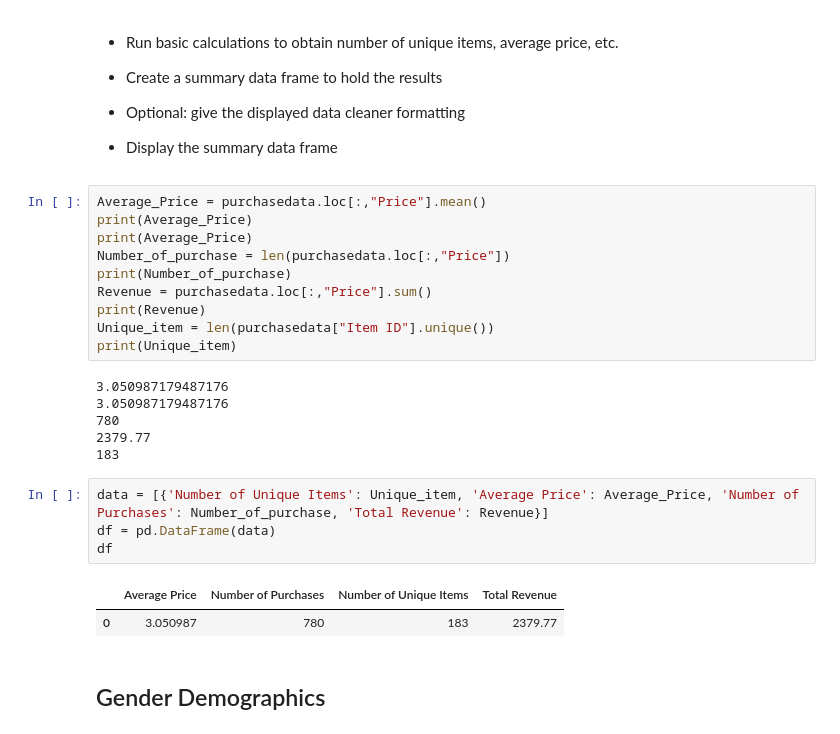
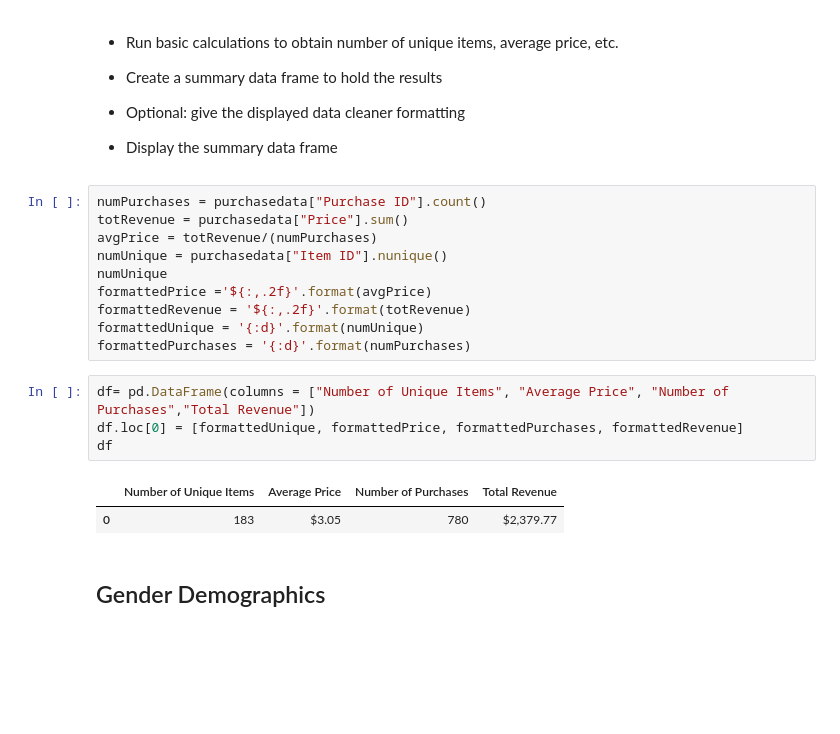
Before and after one commit to chrisram6/Homework_CR, a Jupyter notebook: PandasHW/HeroesOfPymoli_starter.ipynb, the cells around one changed output. Saved outputs shown, nothing was run; the diff lists cells and outputs as text; blank space fills up the shorter version.

```diff
--- a/PandasHW/HeroesOfPymoli_starter.ipynb
+++ b/PandasHW/HeroesOfPymoli_starter.ipynb
@@ -56,29 +63,23 @@ len(purchasedata['SN'].value_counts())
 
 
 * Display the summary data frame
-# %%
-Average_Price = purchasedata.loc[:,"Price"].mean()
-print(Average_Price)
-print(Average_Price)
-Number_of_purchase = len(purchasedata.loc[:,"Price"])
-print(Number_of_purchase)
-Revenue = purchasedata.loc[:,"Price"].sum()
-print(Revenue)
-Unique_item = len(purchasedata["Item ID"].unique())
-print(Unique_item)
-# %% [output]
-3.050987179487176
-3.050987179487176
-780
-2379.77
-183
+# %%
+numPurchases = purchasedata["Purchase ID"].count()
+totRevenue = purchasedata["Price"].sum()
+avgPrice = totRevenue/(numPurchases)
+numUnique = purchasedata["Item ID"].nunique()
+numUnique
+formattedPrice ='${:,.2f}'.format(avgPrice)
+formattedRevenue = '${:,.2f}'.format(totRevenue)
+formattedUnique = '{:d}'.format(numUnique)
+formattedPurchases = '{:d}'.format(numPurchases)
 # %%
-data = [{'Number of Unique Items': Unique_item, 'Average Price': Average_Price, 'Number of Purchases': Number_of_purchase, 'Total Revenue': Revenue}]
-df = pd.DataFrame(data)
+df= pd.DataFrame(columns = ["Number of Unique Items", "Average Price", "Number of Purchases","Total Revenue"])
+df.loc[0] = [formattedUnique, formattedPrice, formattedPurchases, formattedRevenue]
 df
 # %% [output]
-|  | Average Price | Number of Purchases | Number of Unique Items | Total Revenue |
-| 0 | 3.050987 | 780 | 183 | 2379.77 |
+|  | Number of Unique Items | Average Price | Number of Purchases | Total Revenue |
+| 0 | 183 | $3.05 | 780 | $2,379.77 |
 # %% [markdown]
 ## Gender Demographics
 # %% [markdown]
```
Also changed, not shown: parts of 19 cells of this notebook.
